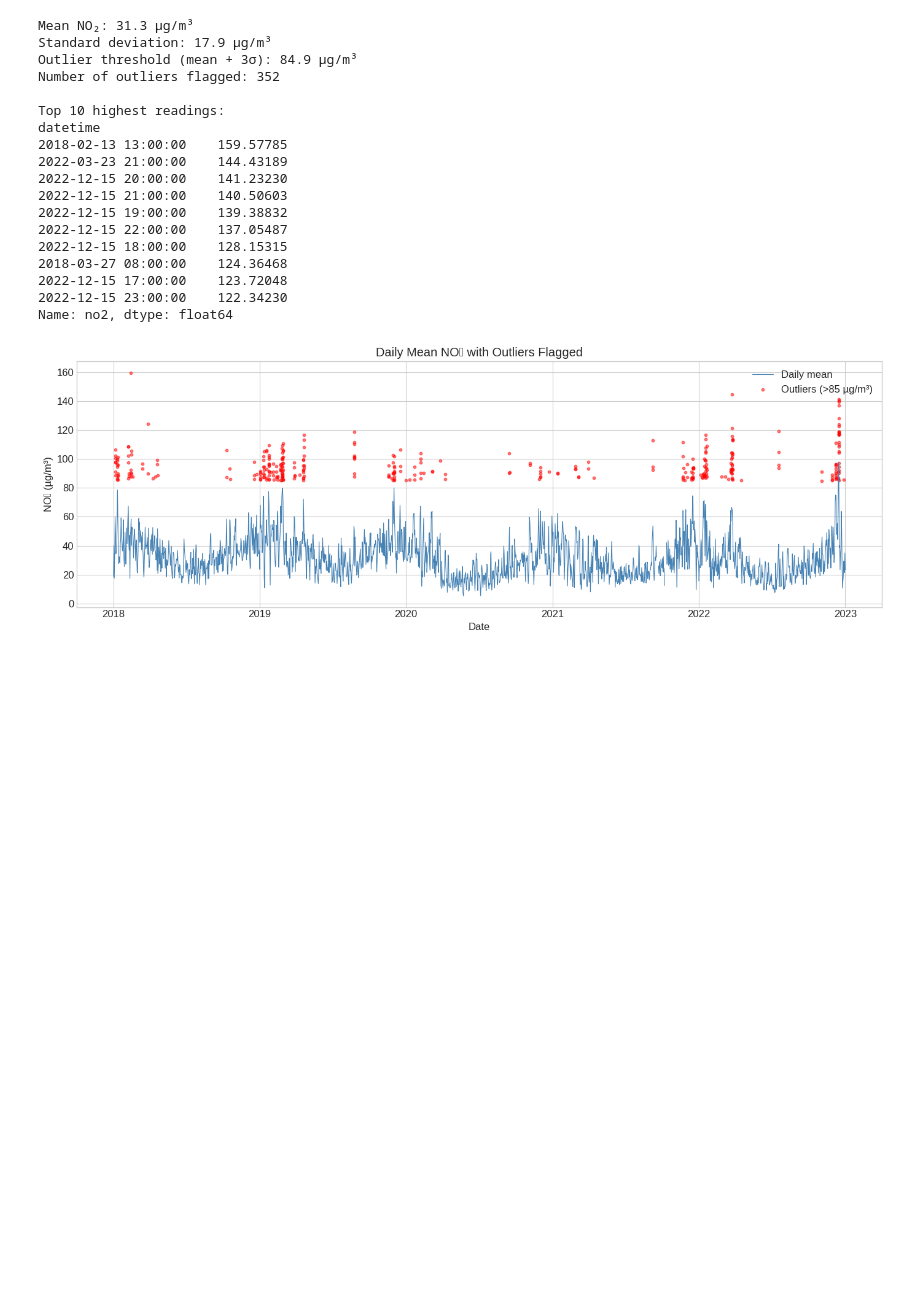
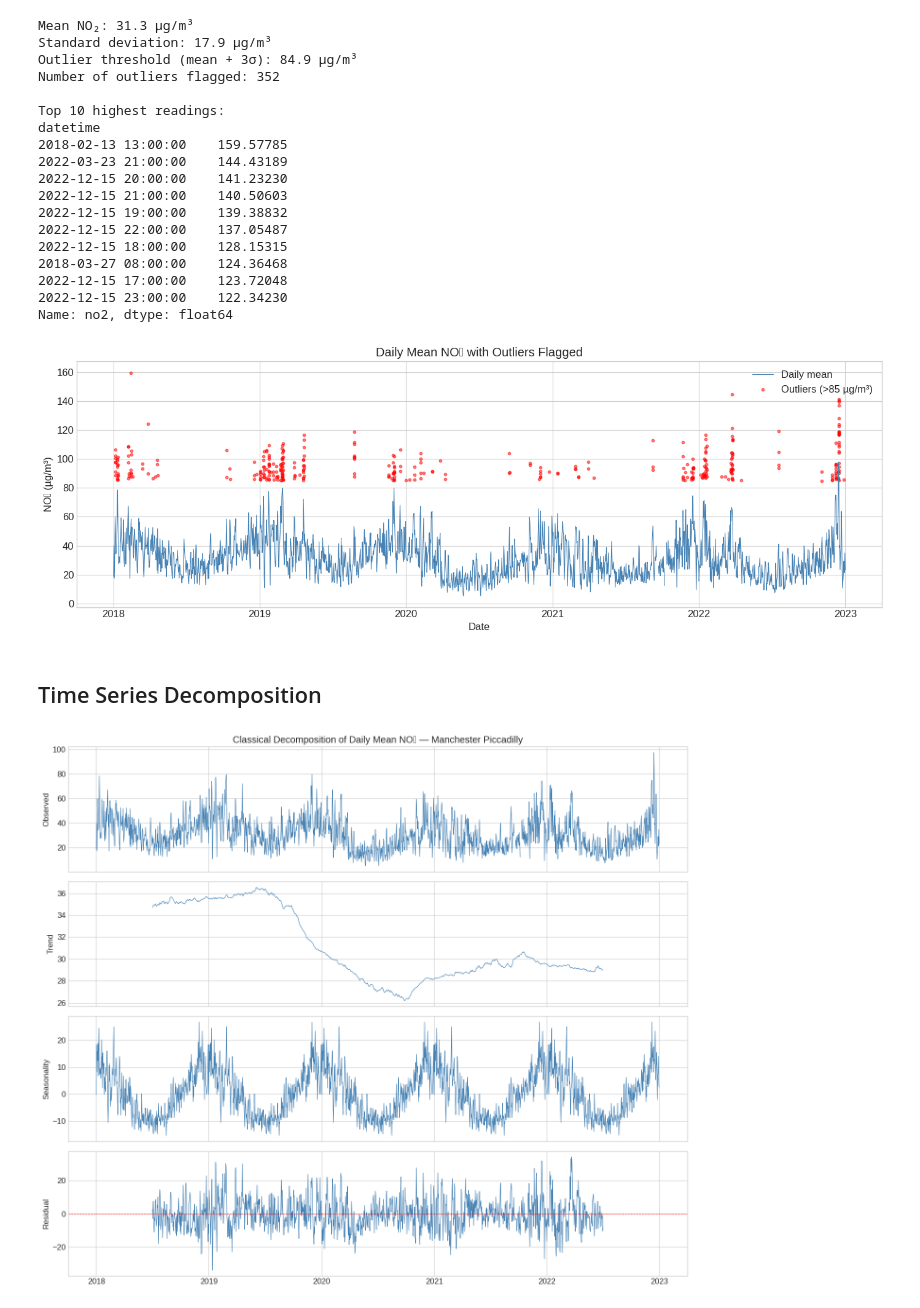
Before and after one commit to dglloyde/uk-air-quality-analysis, a Jupyter notebook: notebooks/P1_air_quality_analysis.ipynb, the cells around one changed output. Cells and saved outputs as stored; diff of their text form; code cells hidden in the pictures; blank space fills up the shorter version.

```diff
--- a/notebooks/P1_air_quality_analysis.ipynb
+++ b/notebooks/P1_air_quality_analysis.ipynb
@@ -279,3 +279,33 @@ plt.savefig('no2_outliers.png', dpi=150)
 plt.show()
 # %% [output]
 [figure]
+# %% [markdown]
+## Time Series Decomposition
+# %%
+daily = cleanAQD['no2'].resample('D').mean()
+
+from statsmodels.tsa.seasonal import seasonal_decompose
+
+result = seasonal_decompose(daily.dropna(), model='additive', period=365)
+
+fig, axes = plt.subplots(4, 1, figsize=(14, 12), sharex=True)
+
+axes[0].plot(daily.index, daily.values, color='steelblue', linewidth=0.8)
+axes[0].set_ylabel('Observed')
+axes[0].set_title('Classical Decomposition of Daily Mean NO₂ — Manchester Piccadilly')
+
+axes[1].plot(result.trend.index, result.trend.values, color='steelblue', linewidth=0.8)
+axes[1].set_ylabel('Trend')
+
+axes[2].plot(result.seasonal.index, result.seasonal.values, color='steelblue', linewidth=0.8)
+axes[2].set_ylabel('Seasonality')
+
+axes[3].plot(result.resid.index, result.resid.values, color='steelblue', linewidth=0.8)
+axes[3].axhline(0, color='red', linewidth=0.8, linestyle='--')
+axes[3].set_ylabel('Residual')
+
+plt.tight_layout()
+plt.savefig('no2_classical_decomposition.png', dpi=150)
+plt.show()
+# %% [output]
+[figure, added]
```
Also changed, not shown: parts of 3 cells of this notebook.
